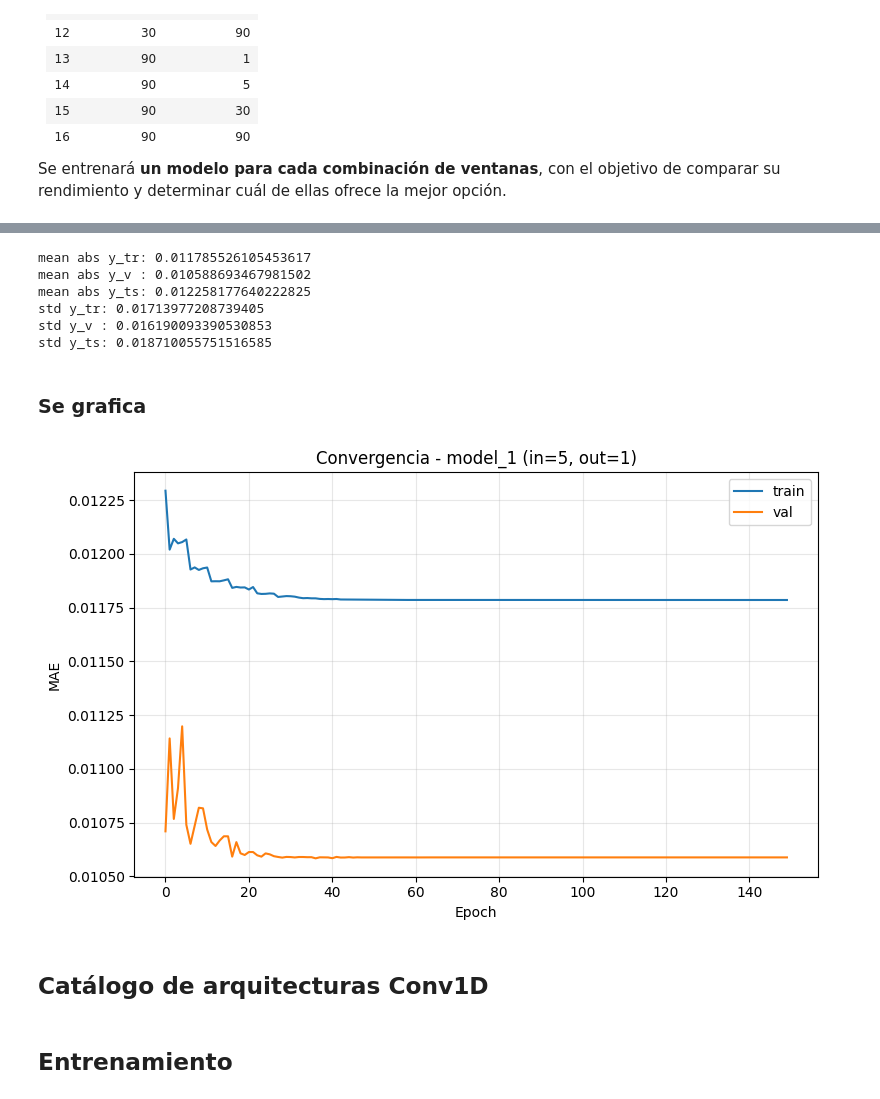
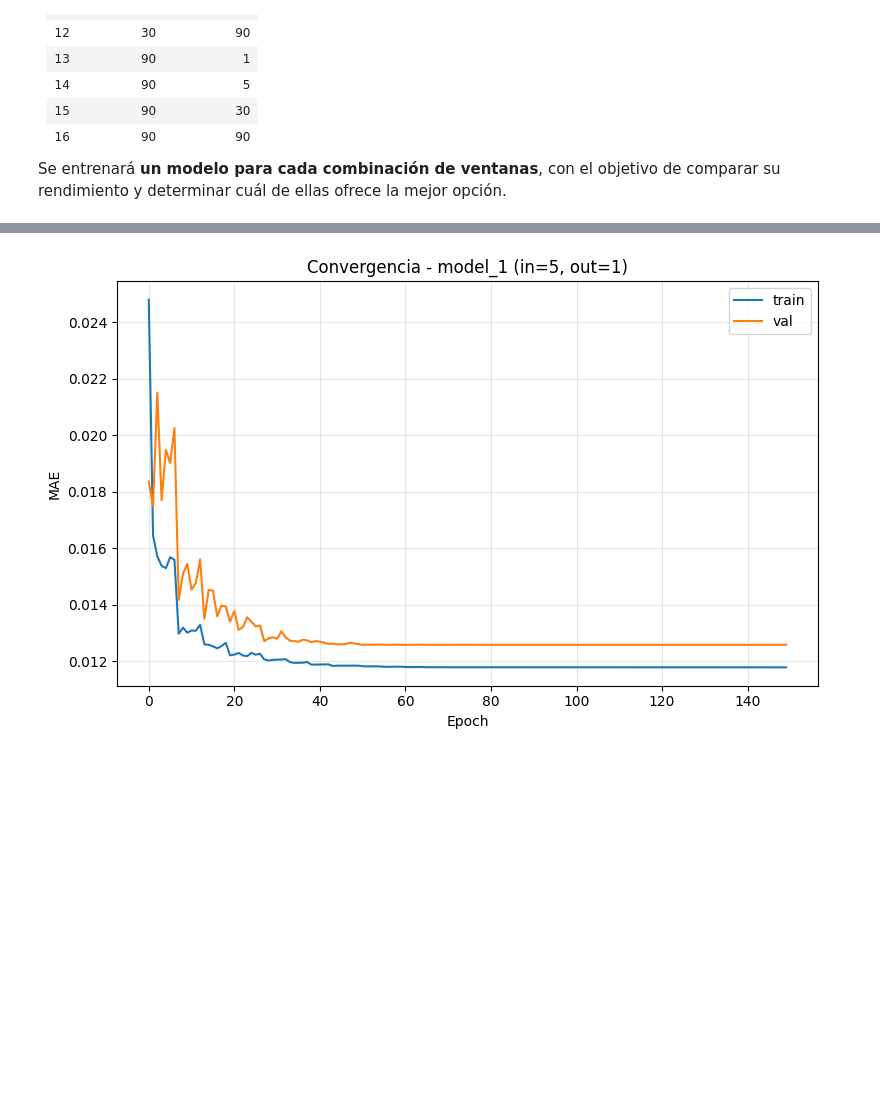
Before and after one commit to feraltauste1/TAREA_REDES_NEURONALES, a Jupyter notebook: notebooks/04_convolucionales.ipynb, the cells around one changed output, grey strips where cells are left out. Drawn from its saved outputs; the diff is of its cells as text; code cells hidden in the pictures; blank space fills up the shorter version.

```diff
--- a/notebooks/04_convolucionales.ipynb
+++ b/notebooks/04_convolucionales.ipynb
@@ -72,8 +74,10 @@ Se entrenará **un modelo para cada combinación de ventanas**, con el objetivo
 # %%
+tf.keras.backend.clear_session()
+
 # Elegir UNA configuración concreta
 V_in  = 5  # cambia esto por la ventana de entrada que quieras
 V_out = 1    # cambia esto por la ventana de salida que quieras
-L2_REG = 0.0001
+L2_REG = 0.0000
 
 model_1 = Sequential([
     Input((V_in, 23)),
@@ -82,7 +86,7 @@ model_1 = Sequential([
     Dense(23)
 ])
 
-LEARNING_RATE = 0.01
+LEARNING_RATE = 0.2
 
 model_1.compile(
     optimizer=Adam(learning_rate=LEARNING_RATE),
@@ -94,14 +98,16 @@ X, y = create_time_series_data(returns, V_in, V_out)
 X_tr, X_v, X_ts, y_tr, y_v, y_ts = make_splits(X, y)
 
 # Entrenar solo este modelo
-hist = model_1.fit(
+hist_1 = model_1.fit(
     X_tr, y_tr,
     validation_data=(X_v, y_v),
     epochs=EPOCHS,
     batch_size=BATCH_SIZE,
     callbacks=get_callbacks(),
-    verbose=1
+    verbose=0
 )
+
+print('Entrenamiento terminado.')
 
 restore_best_weights(model_1)
 
@@ -118,6 +124,6 @@ print(
     f'train={result["train"]:.4f} '
     f'val={result["val"]:.4f} '
     f'test={result["test"]:.4f} '
-    f'ep={len(hist.history["loss"])}'
+    f'ep={len(hist_1.history["loss"])}'
 )
 # %% [output]
@@ -141,35 +132,14 @@ conv_s | in= 5 out= 1 | train=0.0118 val=0.0106 test=0.0123 ep=150
-# %%
-import numpy as np
-
-print("mean abs y_tr:", np.mean(np.abs(y_tr)))
-print("mean abs y_v :", np.mean(np.abs(y_v)))
-print("mean abs y_ts:", np.mean(np.abs(y_ts)))
-
-print("std y_tr:", np.std(y_tr))
-print("std y_v :", np.std(y_v))
-print("std y_ts:", np.std(y_ts))
-# %% [output]
-mean abs y_tr: 0.011785526105453617
-mean abs y_v : 0.010588693467981502
-mean abs y_ts: 0.012258177640222825
-std y_tr: 0.01713977208739405
-std y_v : 0.016190093390530853
-std y_ts: 0.018710055751516585
-# %% [markdown]
-### Se grafica
 # %%
 plt.figure(figsize=(8, 5))
-plt.plot(hist.history['loss'], label='train')
-plt.plot(hist.history['val_loss'], label='val')
+plt.plot(hist_1.history['loss'], label='train')
+plt.plot(hist_1.history['val_loss'], label='val')
 
 plt.title(f'Convergencia - model_1 (in={V_in}, out={V_out})')
 plt.xlabel('Epoch')
 plt.ylabel('MAE')
 plt.legend()
 plt.grid(True, alpha=0.3)
 plt.tight_layout()
 plt.show()
 # %% [output]
-[figure, old version]
+[figure, new version]
-# %% [markdown]
-## Catálogo de arquitecturas Conv1D
@@ -198,2 +145,0 @@ MODELOS = {
-# %% [markdown]
-## Entrenamiento
```
Also changed, not shown: parts of 22 cells of this notebook.
